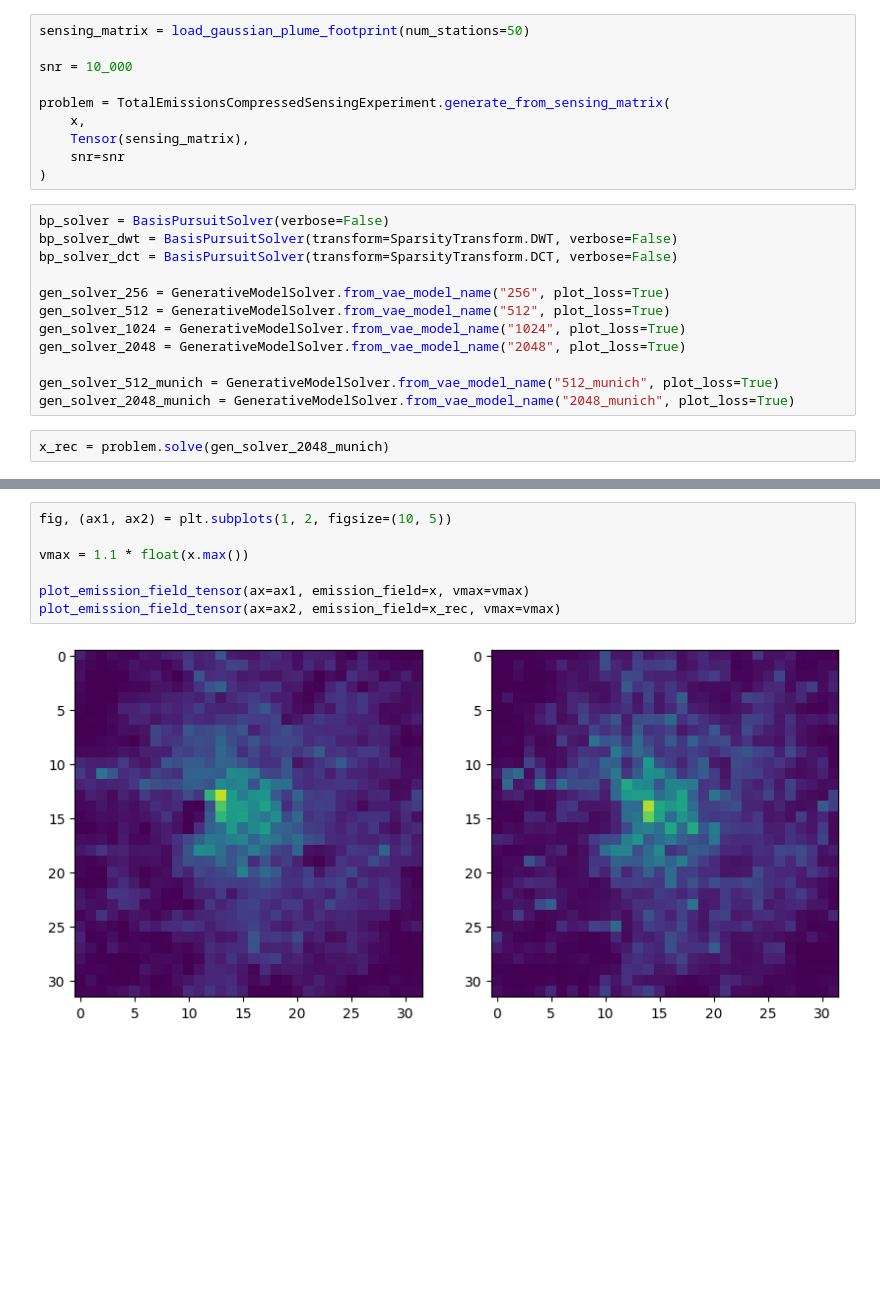
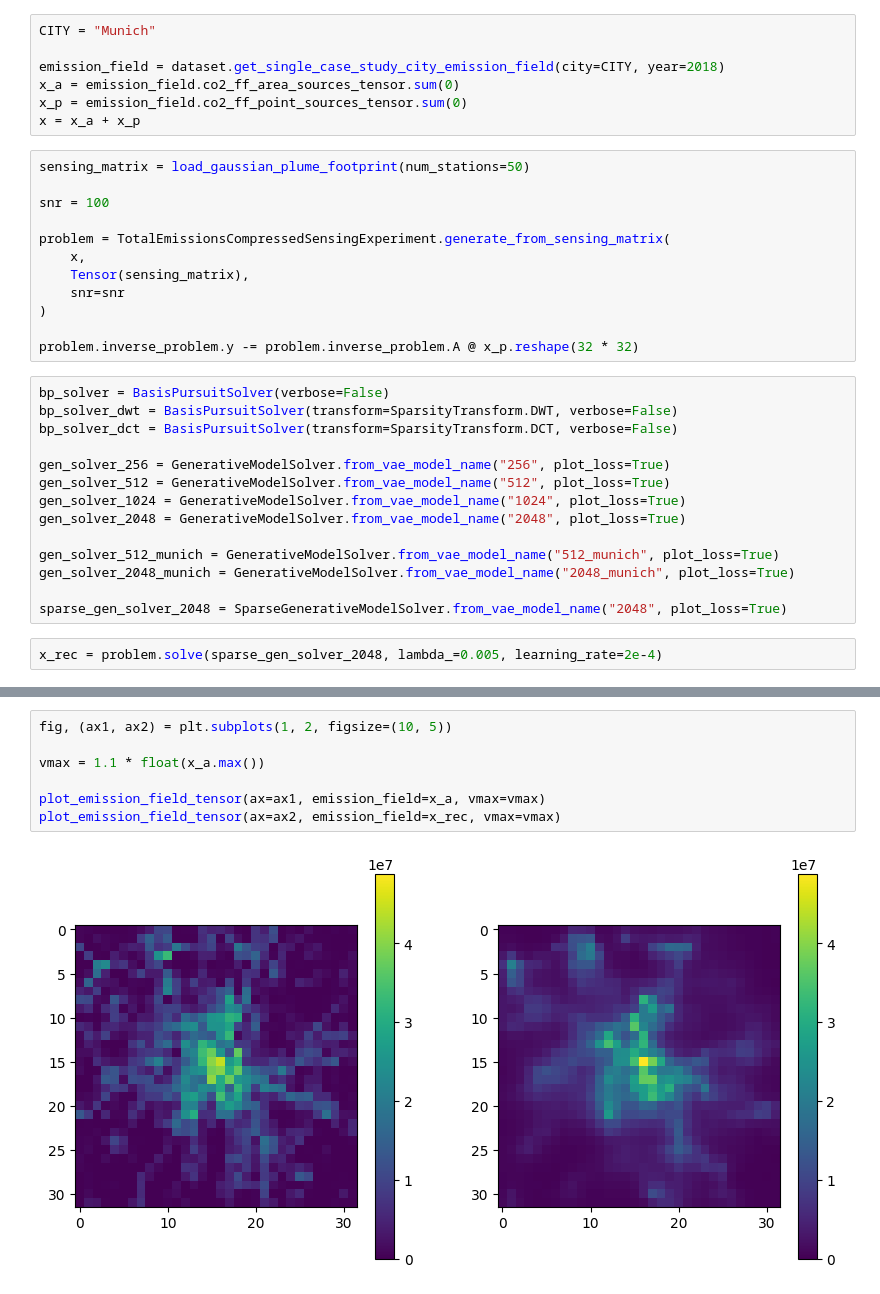
Before and after one commit to tum-esm/inventory-embeddings, a Jupyter notebook: notebooks/compressed_sensing.ipynb, the cells around one changed output, grey strips where cells are left out. Drawn from its saved outputs; the diff is of its cells as text; blank space fills up the shorter version.

Commit message:
Improves Interface InverseProblemSolver

```diff
--- a/notebooks/compressed_sensing.ipynb
+++ b/notebooks/compressed_sensing.ipynb
@@ -31,13 +30,22 @@ x = TnoDatasetCollection().get_single_case_study_city_emission_field(city=CITY,
+# %%
+CITY = "Munich"
+
+emission_field = dataset.get_single_case_study_city_emission_field(city=CITY, year=2018)
+x_a = emission_field.co2_ff_area_sources_tensor.sum(0)
+x_p = emission_field.co2_ff_point_sources_tensor.sum(0)
+x = x_a + x_p
 # %%
 sensing_matrix = load_gaussian_plume_footprint(num_stations=50)
 
-snr = 10_000
+snr = 100
 
 problem = TotalEmissionsCompressedSensingExperiment.generate_from_sensing_matrix(
     x,
     Tensor(sensing_matrix),
     snr=snr
 )
+
+problem.inverse_problem.y -= problem.inverse_problem.A @ x_p.reshape(32 * 32)
 # %%
 bp_solver = BasisPursuitSolver(verbose=False)
 bp_solver_dwt = BasisPursuitSolver(transform=SparsityTransform.DWT, verbose=False)
@@ -50,6 +58,8 @@ gen_solver_2048 = GenerativeModelSolver.from_vae_model_name("2048", plot_loss=Tr
 
 gen_solver_512_munich = GenerativeModelSolver.from_vae_model_name("512_munich", plot_loss=True)
 gen_solver_2048_munich = GenerativeModelSolver.from_vae_model_name("2048_munich", plot_loss=True)
+
+sparse_gen_solver_2048 = SparseGenerativeModelSolver.from_vae_model_name("2048", plot_loss=True)
 # %%
-x_rec = problem.solve(gen_solver_2048_munich)
+x_rec = problem.solve(sparse_gen_solver_2048, lambda_=0.005, learning_rate=2e-4)
 # %% [output]
@@ -65,9 +73,9 @@ logger.info(f"Relative Error={100 * relative_error(x, x_rec):.3f}%")
 # %%
 fig, (ax1, ax2) = plt.subplots(1, 2, figsize=(10, 5))
 
-vmax = 1.1 * float(x.max())
+vmax = 1.1 * float(x_a.max())
 
-plot_emission_field_tensor(ax=ax1, emission_field=x, vmax=vmax)
+plot_emission_field_tensor(ax=ax1, emission_field=x_a, vmax=vmax)
 plot_emission_field_tensor(ax=ax2, emission_field=x_rec, vmax=vmax)
 # %% [output]
-[figure, old version]
+[figure, new version]
```
Also changed, not shown: parts of 4 cells of this notebook, 7 other files.
